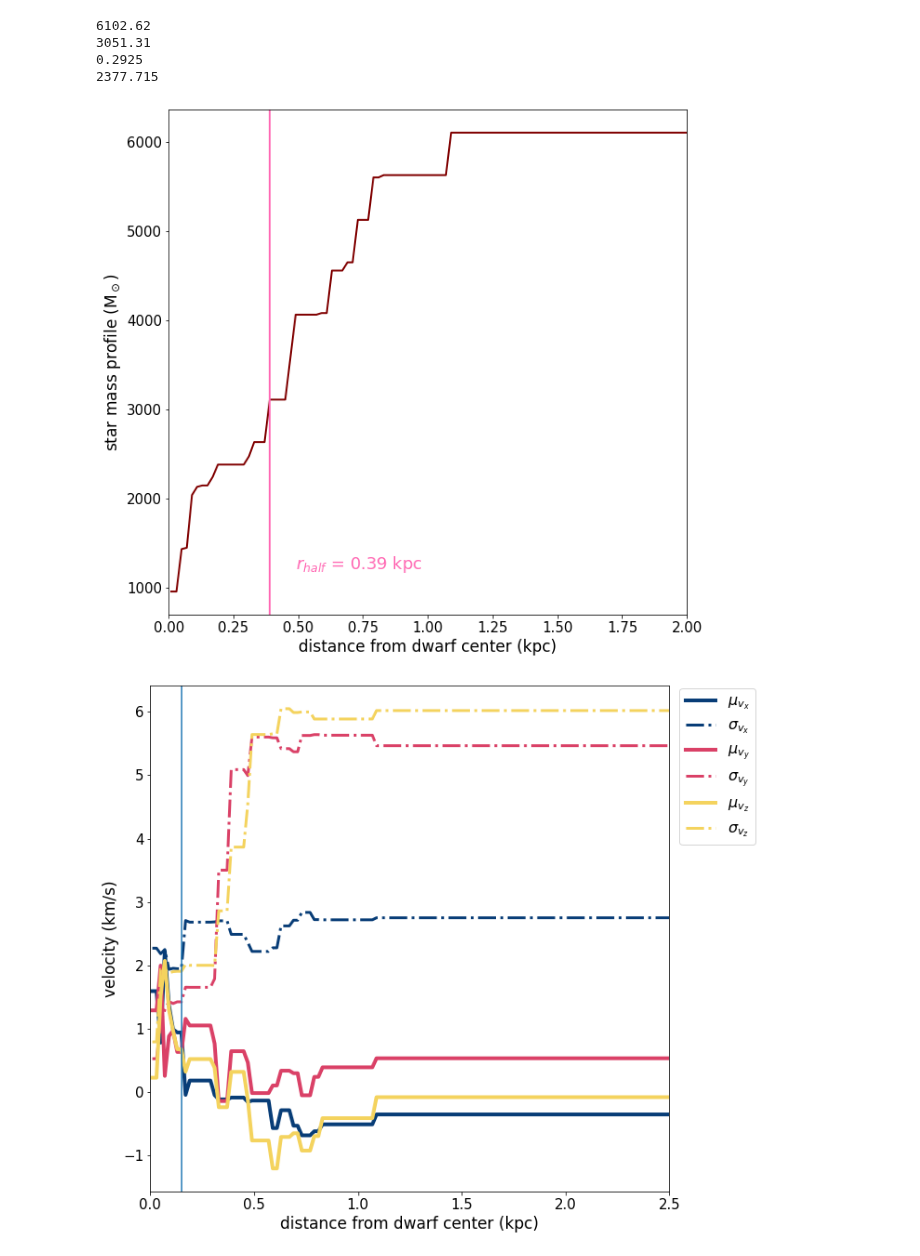
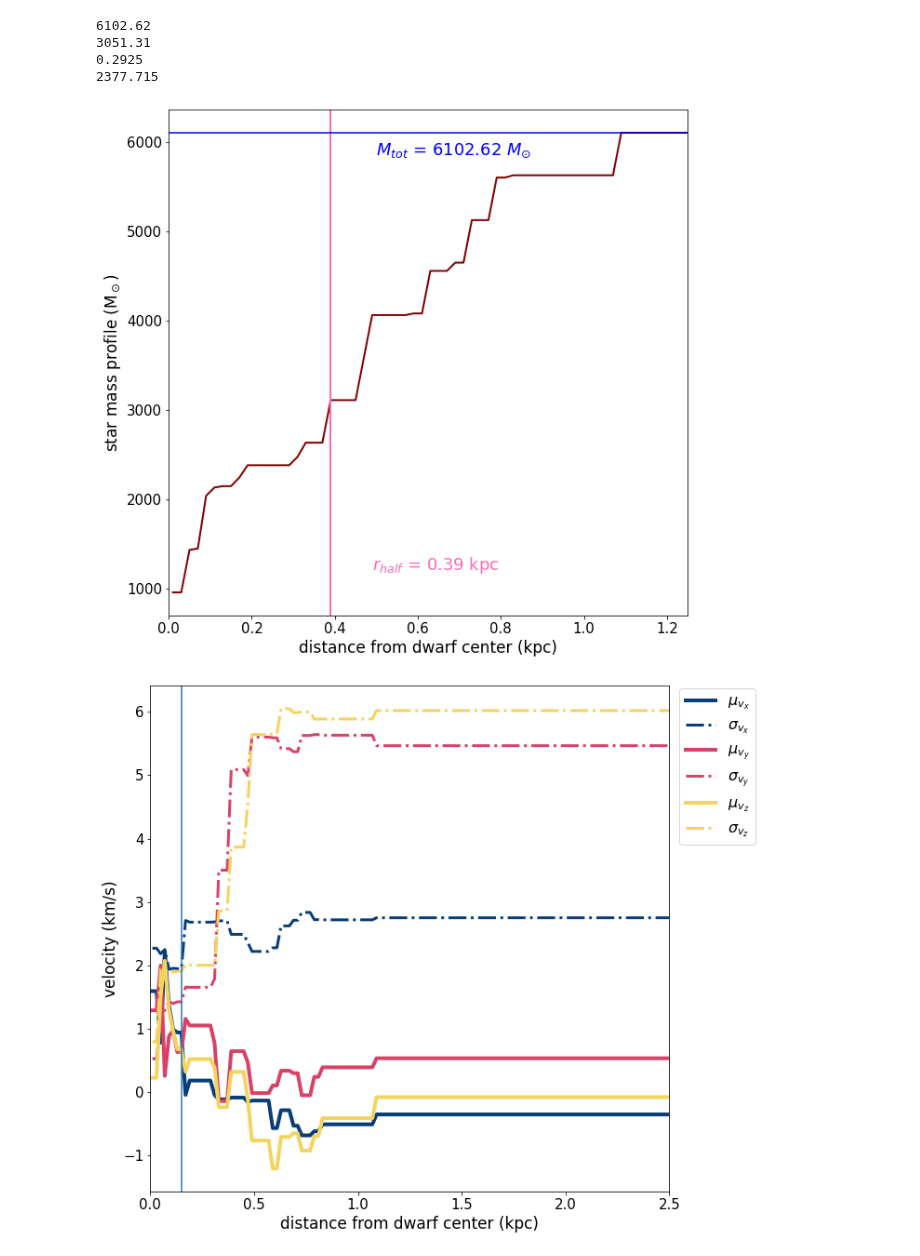
Before and after one commit to nguyenbinh1612/Binh_UFD, a Jupyter notebook: velocity/velocity_d2_noRT.ipynb, the cells around one changed output. Cells and saved outputs as stored; diff of their text form; code cells hidden in the pictures.

Commit message:
added M_tot to stellar mass plots!!!!

```diff
--- a/velocity/velocity_d2_noRT.ipynb
+++ b/velocity/velocity_d2_noRT.ipynb
@@ -296,21 +296,25 @@ for radius_value in radius_array:
 # %%
 fig, ax = plt.subplots(figsize=[10, 10])
 
 plt.plot(radius_array, mass_prof_stars, 'maroon', linewidth=2)
 
 plt.axvline(r_half, color='hotpink', linewidth=2)
 
 plt.xlabel('distance from dwarf center (kpc)', fontsize=17)
 plt.ylabel('star mass profile (M$_\odot$)', fontsize=17) # using LATEX here!
-plt.xlim(0,2)
+plt.xlim(0,1.25)
+plt.axhline(M_tot, color='blue')
+plt.text(0.5, M_tot - 250, '''$M_{tot}$ = ''' + str(round(M_tot, 3)) \
+         + ''' $M_{\odot}$''', fontsize=18, color='blue')
+
 #plt.title('mass profile of only the stars\nin dwarf 2, z = 0.024, with RT', loc='center', fontsize=17)
 plt.text(r_half + 0.1, 1200, '''$r_{half}$ = ''' + str(round(r_half, 3)) + ''' kpc''', fontsize=18, color='hotpink')
 plt.xticks(fontsize=15)
 plt.yticks(fontsize=15)
 
-plt.show()
+plt.savefig('starmassprof2noRT.png')
 # %% [output]
-[figure, old version]
+[figure, new version]
 # %%
 fig, ax = plt.subplots(figsize=[10, 10])
 
```
Also changed, not shown: 5 other files.
